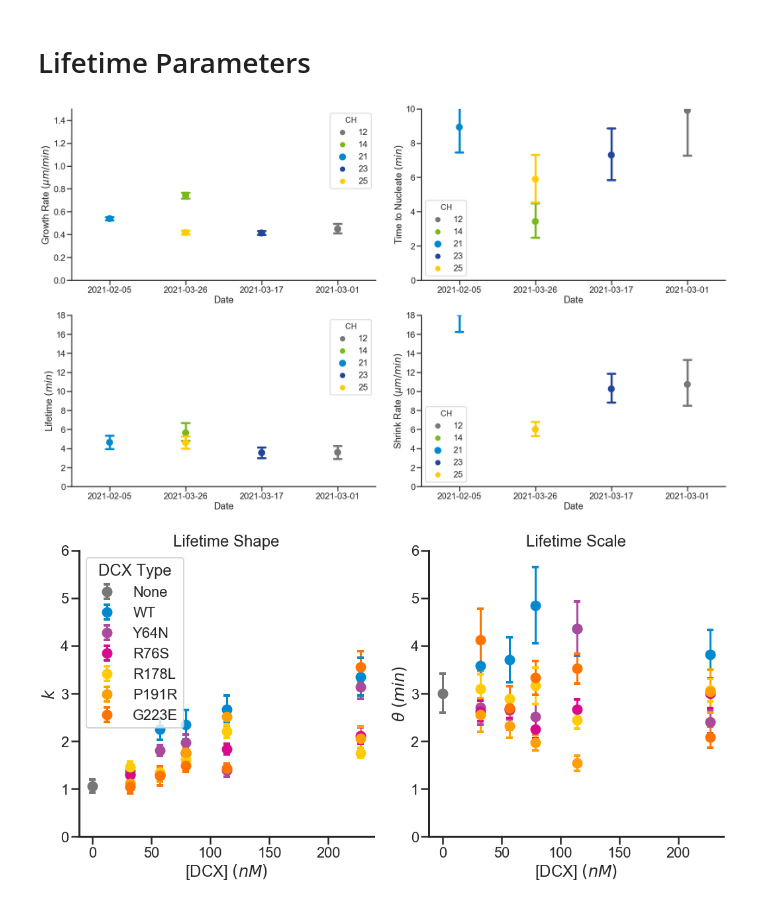
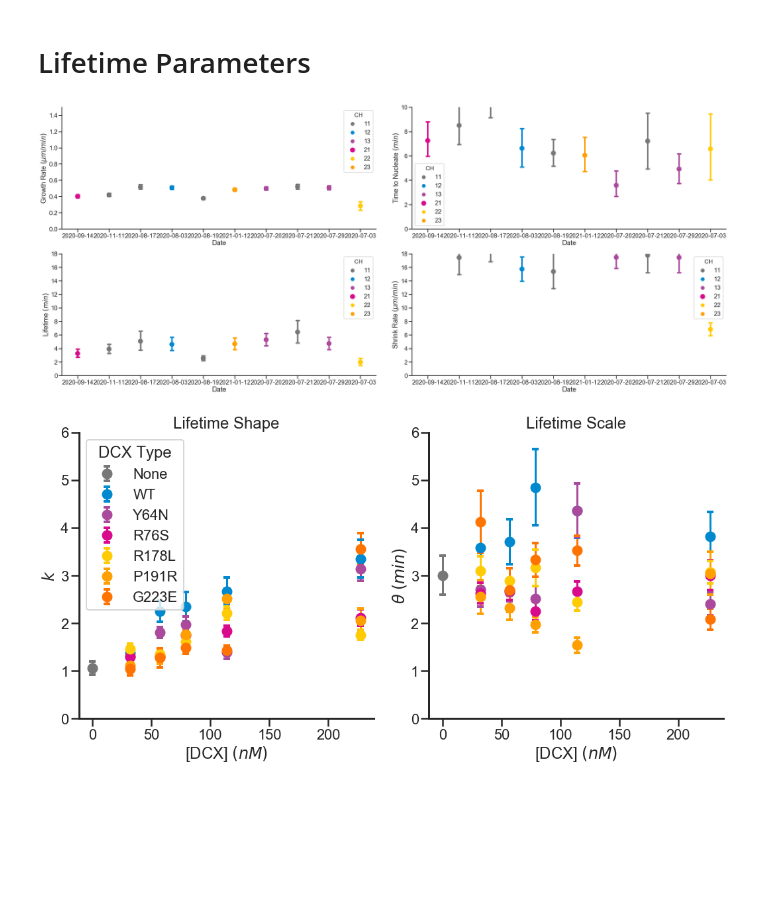
Before and after one commit to sofiacruzt/sofia-brouhardlab, a Jupyter notebook: join_data_and_fit_fromDataSheet.ipynb, the cells around one changed output. Cells and saved outputs as stored; diff of their text form; code cells hidden in the pictures; blank space fills up the shorter version.

```diff
--- a/join_data_and_fit_fromDataSheet.ipynb
+++ b/join_data_and_fit_fromDataSheet.ipynb
@@ -564,27 +565,27 @@ plt.savefig(newmydir/('joint_graphsRescues.pdf'))
 # %% [markdown]
 # Lifetime Parameters #
 # %%
- selectdata = data[(data[tubulin]==6)&(data[Type]=='R76S')&(data[DCXconc]==79)]
+ selectdata = data[(data[tubulin]==6)&(data[Type]=='None')&(data[DCXconc]==0)]
 
-fig, axs = plt.subplots(2,2,figsize=(25,15))
+fig, axs = plt.subplots(2,2,figsize=(35,15))
 sns.set_style("ticks")
 
 c = 0
 for i in [0,1]:
     for j in [0,1]:
         sns.pointplot(x='Date', y=parameters[c],
                         hue='CH', err_style="bars", marker='o', join=False, capsize=.1,
                         data=selectdata,err_kws={'capsize':10},ci=95 , palette=palette,ax=axs[i][j])
         c += 1
 axs[0][0].set_ylim(0,1.5)
 axs[1][0].set_ylim(0,18)
 axs[0][1].set_ylim(0,10)
 axs[1][1].set_ylim(0,18)
 sns.despine()
 sns.set_context("poster", font_scale=1, rc={"lines.linewidth":3.0})
 plt.tight_layout()
 # %% [output]
-[figure, old version]
+[figure, new version]
 # %%
 parameters = [GrowthRate,TimeToNucleate,Lifetime,ShrinkageRate]
 titles = ('Growth','Nucleation','Lifetime','Shronkage Rate')
```
Also changed, not shown: parts of 3 cells of this notebook.
